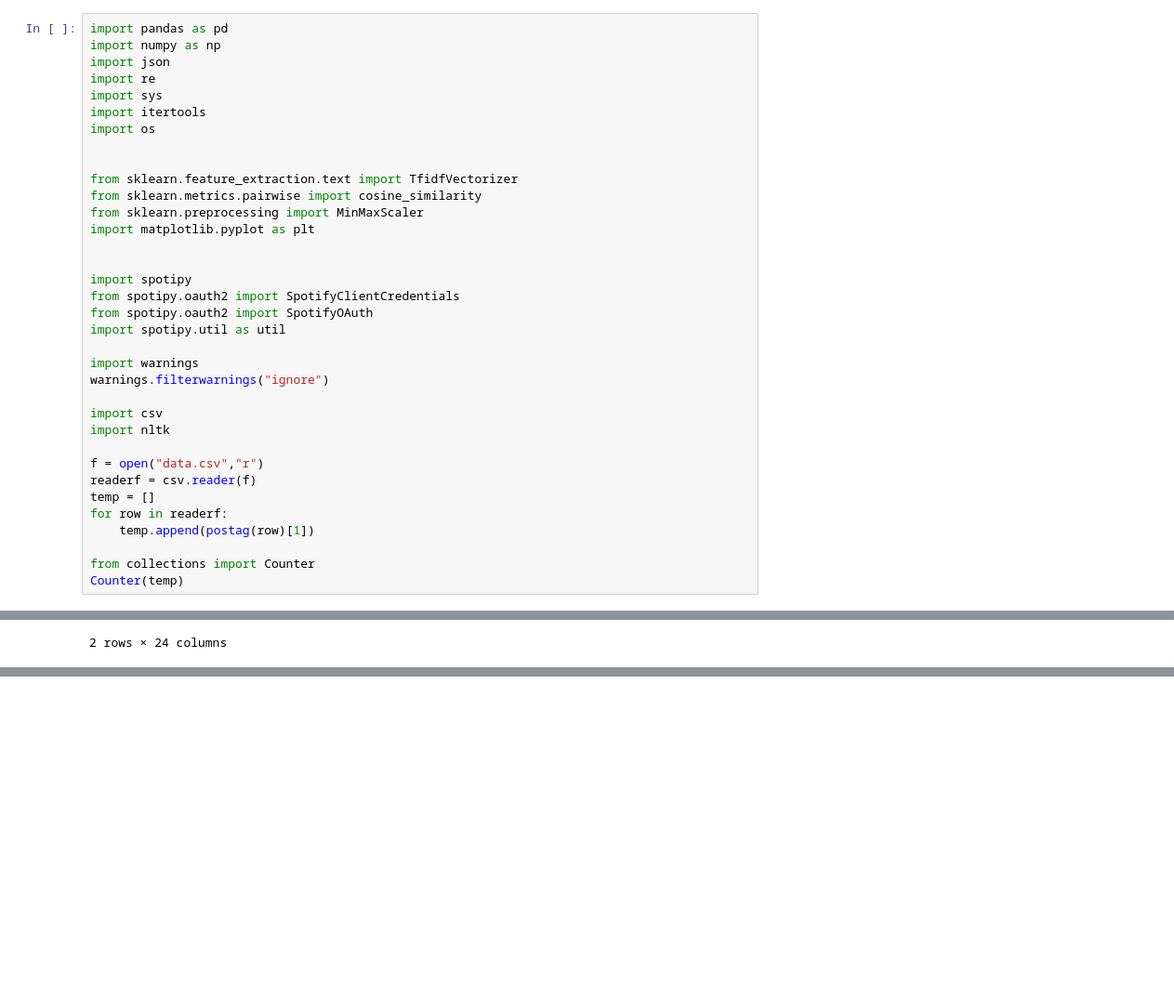
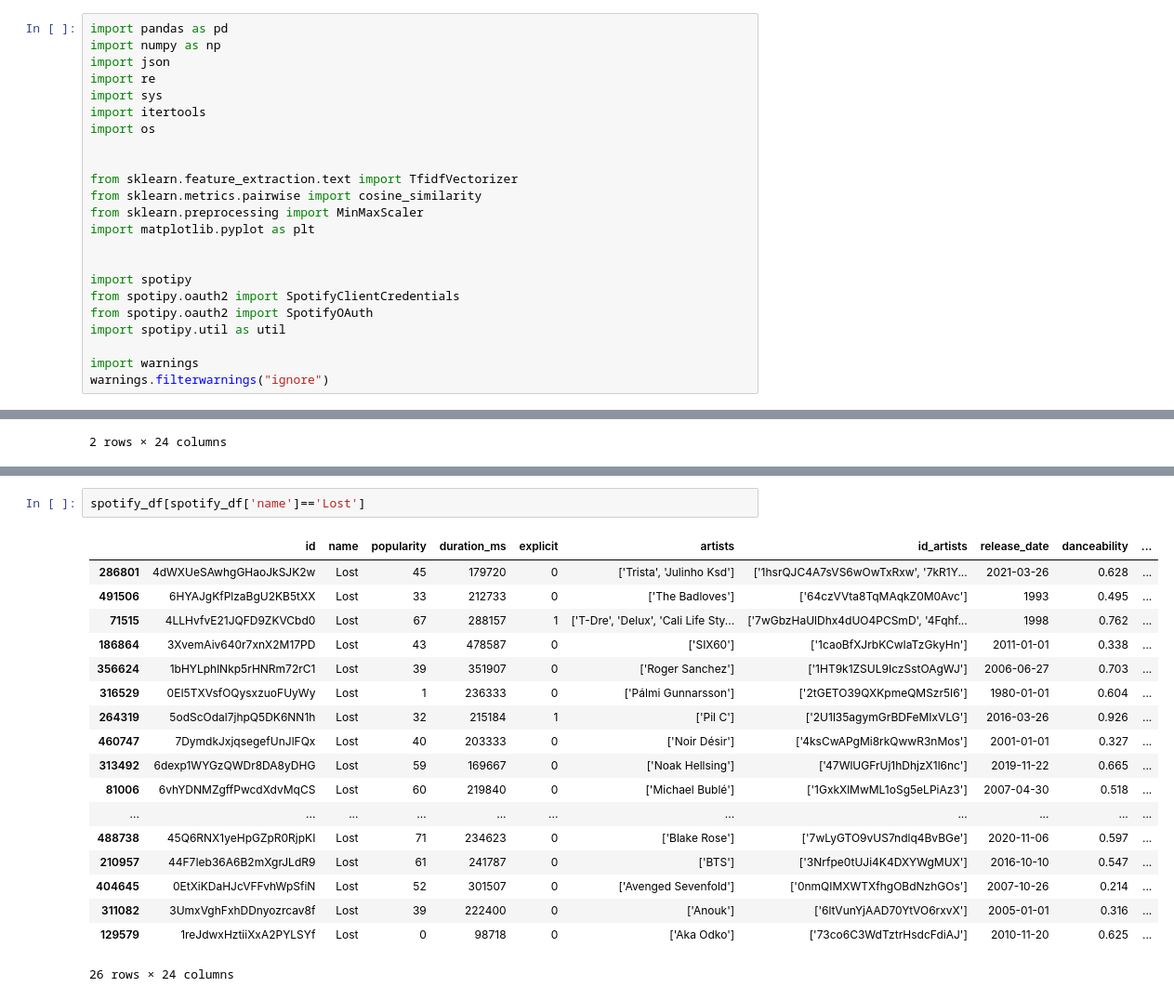
Before and after one commit to sabaami/spotifyrecommender, a Jupyter notebook: NeuSpotifyRecomm.ipynb, the cells around one changed output, grey strips where cells are left out. Shown: that part at 93% size. Cells and saved outputs as stored; diff of their text form; blank space fills up the shorter version.

```diff
--- a/NeuSpotifyRecomm.ipynb
+++ b/NeuSpotifyRecomm.ipynb
@@ -21,15 +21,3 @@ import spotipy.util as util
 
 import warnings
 warnings.filterwarnings("ignore")
-
-import csv
-import nltk
-
-f = open("data.csv","r")
-readerf = csv.reader(f)
-temp = []
-for row in readerf:
-    temp.append(postag(row)[1])
-
-from collections import Counter
-Counter(temp)
@@ -78,0 +113,21 @@ spotify_df[spotify_df['name']=='Adore You']
+# %%
+spotify_df[spotify_df['name']=='Lost']
+# %% [output]
+|  | id | name | popularity | duration_ms | explicit | artists | id_artists | release_date | danceability | ... |
+| 286801 | 4dWXUeSAwhgGHaoJkSJK2w | Lost | 45 | 179720 | 0 | ['Trista', 'Julinho Ksd'] | ['1hsrQJC4A7sVS6wOwTxRxw', '7kR1Y... | 2021-03-26 | 0.628 | ... |
+| 491506 | 6HYAJgKfPlzaBgU2KB5tXX | Lost | 33 | 212733 | 0 | ['The Badloves'] | ['64czVVta8TqMAqkZ0M0Avc'] | 1993 | 0.495 | ... |
+| 71515 | 4LLHvfvE21JQFD9ZKVCbd0 | Lost | 67 | 288157 | 1 | ['T-Dre', 'Delux', 'Cali Life Sty... | ['7wGbzHaUlDhx4dUO4PCSmD', '4Fqhf... | 1998 | 0.762 | ... |
+| 186864 | 3XvemAiv640r7xnX2M17PD | Lost | 43 | 478587 | 0 | ['SIX60'] | ['1caoBfXJrbKCwIaTzGkyHn'] | 2011-01-01 | 0.338 | ... |
+| 356624 | 1bHYLphlNkp5rHNRm72rC1 | Lost | 39 | 351907 | 0 | ['Roger Sanchez'] | ['1HT9k1ZSUL9IczSstOAgWJ'] | 2006-06-27 | 0.703 | ... |
+| 316529 | 0EI5TXVsfOQysxzuoFUyWy | Lost | 1 | 236333 | 0 | ['Pálmi Gunnarsson'] | ['2tGETO39QXKpmeQMSzr5I6'] | 1980-01-01 | 0.604 | ... |
+| 264319 | 5odScOdal7jhpQ5DK6NN1h | Lost | 32 | 215184 | 1 | ['Pil C'] | ['2U1l35agymGrBDFeMIxVLG'] | 2016-03-26 | 0.926 | ... |
+| 460747 | 7DymdkJxjqsegefUnJlFQx | Lost | 40 | 203333 | 0 | ['Noir Désir'] | ['4ksCwAPgMi8rkQwwR3nMos'] | 2001-01-01 | 0.327 | ... |
+| 313492 | 6dexp1WYGzQWDr8DA8yDHG | Lost | 59 | 169667 | 0 | ['Noak Hellsing'] | ['47WlUGFrUj1hDhjzX1l6nc'] | 2019-11-22 | 0.665 | ... |
+| 81006 | 6vhYDNMZgffPwcdXdvMqCS | Lost | 60 | 219840 | 0 | ['Michael Bublé'] | ['1GxkXlMwML1oSg5eLPiAz3'] | 2007-04-30 | 0.518 | ... |
+| ... | ... | ... | ... | ... | ... | ... | ... | ... | ... | ... |
+| 488738 | 45Q6RNX1yeHpGZpR0RjpKI | Lost | 71 | 234623 | 0 | ['Blake Rose'] | ['7wLyGTO9vUS7ndlq4BvBGe'] | 2020-11-06 | 0.597 | ... |
+| 210957 | 44F7Ieb36A6B2mXgrJLdR9 | Lost | 61 | 241787 | 0 | ['BTS'] | ['3Nrfpe0tUJi4K4DXYWgMUX'] | 2016-10-10 | 0.547 | ... |
+| 404645 | 0EtXiKDaHJcVFFvhWpSfiN | Lost | 52 | 301507 | 0 | ['Avenged Sevenfold'] | ['0nmQIMXWTXfhgOBdNzhGOs'] | 2007-10-26 | 0.214 | ... |
+| 311082 | 3UmxVghFxhDDnyozrcav8f | Lost | 39 | 222400 | 0 | ['Anouk'] | ['6ltVunYjAAD70YtVO6rxvX'] | 2005-01-01 | 0.316 | ... |
+| 129579 | 1reJdwxHztiiXxA2PYLSYf | Lost | 0 | 98718 | 0 | ['Aka Odko'] | ['73co6C3WdTztrHsdcFdiAJ'] | 2010-11-20 | 0.625 | ... |
+26 rows × 24 columns
```
Also changed, not shown: parts of 6 cells of this notebook.
